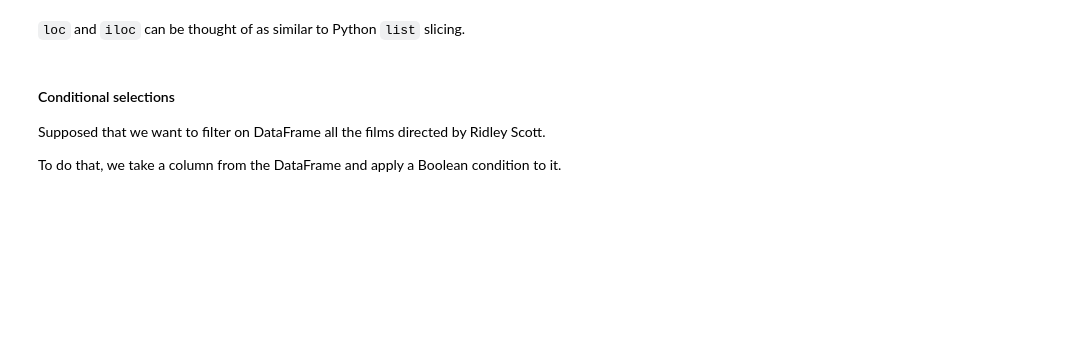
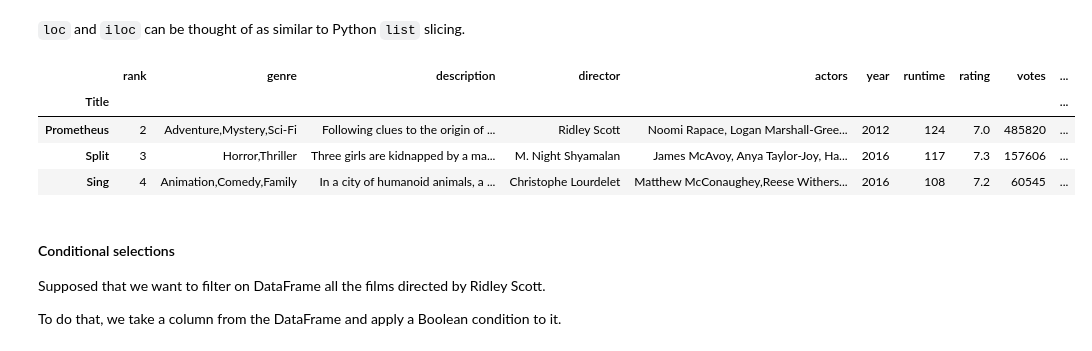
Before and after one commit to jesusossian/scientific_prog, a Jupyter notebook: tutoriais/09_pandas.ipynb, the cells around one changed output. Cells and saved outputs as stored; diff of their text form; code cells hidden in the pictures; blank space fills up the shorter version.

```diff
--- a/tutoriais/09_pandas.ipynb
+++ b/tutoriais/09_pandas.ipynb
@@ -314,3 +636,11 @@ prom
+# %%
+movie_subset
+# %% [output]
+|  | rank | genre | description | director | actors | year | runtime | rating | votes | ... |
+| Title |  |  |  |  |  |  |  |  |  | ... |
+| Prometheus | 2 | Adventure,Mystery,Sci-Fi | Following clues to the origin of ... | Ridley Scott | Noomi Rapace, Logan Marshall-Gree... | 2012 | 124 | 7.0 | 485820 | ... |
+| Split | 3 | Horror,Thriller | Three girls are kidnapped by a ma... | M. Night Shyamalan | James McAvoy, Anya Taylor-Joy, Ha... | 2016 | 117 | 7.3 | 157606 | ... |
+| Sing | 4 | Animation,Comedy,Family | In a city of humanoid animals, a ... | Christophe Lourdelet | Matthew McConaughey,Reese Withers... | 2016 | 108 | 7.2 | 60545 | ... |
 # %% [markdown]
 #### Conditional selections
 
```
Also changed, not shown: parts of 57 cells of this notebook, 4 other files.
